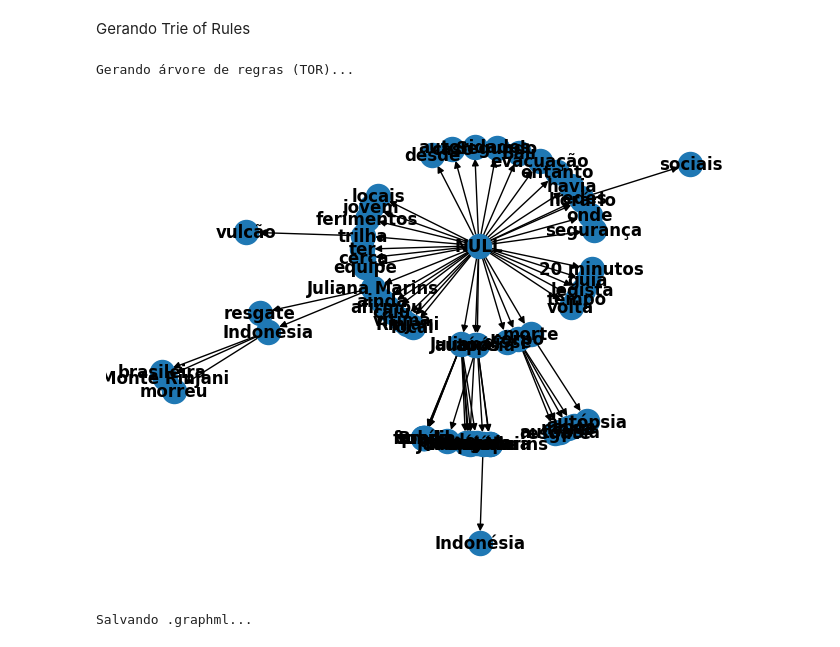
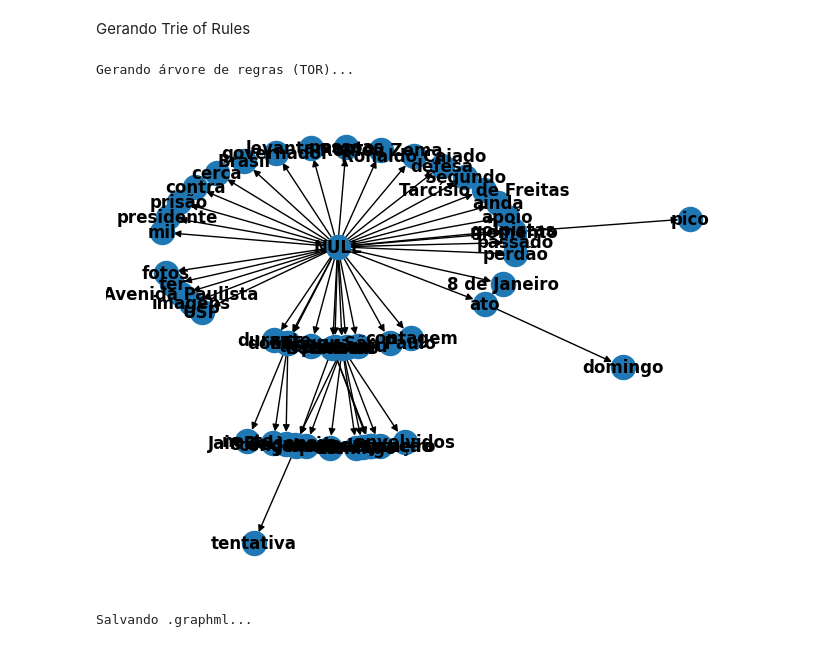
Before and after one commit to luiza-bolonha/Pre-Processing-ToR, a Jupyter notebook: main_news.ipynb, the cells around one changed output. Saved outputs shown, nothing was run; the diff lists cells and outputs as text; code cells hidden in the pictures.

Commit message:
outras visualizacoes

```diff
--- a/main_news.ipynb
+++ b/main_news.ipynb
@@ -8,9 +8,9 @@ import utils.pre_processing_news as ppn
 
 importlib.reload(ppn)
 
-#file = "manifestacao_bolsonaro"
+file = "manifestacao_bolsonaro"
 #file = "resgate_juliana_marins"
-file = "morte_juliana_marins"
+#file = "morte_juliana_marins"
 #file = "manifestacao_resgate"
 separar_paragrafos = True
 isTitulo = False
@@ -35,23 +38,23 @@ Gerando Trie of Rules
 # %%
 from trieofrules import trieofrules
 
 #supported algorithms: FP-max, FP-growth, Apriori
 #alg = 'Apriori'
 alg = 'FP-max'
-min_support = 0.04
+min_support = 0.05
 
 obs = "p" if separar_paragrafos else "n"
 obs = "titulos" if isTitulo else obs
 file_name = f"{file}_{obs}_{alg}_{min_support}"
 output_file = f"outputs/{file_name}.graphml"
 
 # 2. Gera o TOR (Trie of Rules) a partir dos dados
 print("Gerando árvore de regras (TOR)...")
 TOR = trieofrules(data=pre_processing_result, alg=alg, min_support=min_support)
 TOR.draw()
 # %% [output]
 Gerando árvore de regras (TOR)...
-[figure, old version]
+[figure, new version]
 # %%
 # 3. Salva a visualização e estrutura como .graphml
 print("Salvando .graphml...")
```
Also changed, not shown: parts of 10 cells of this notebook, 5 other files.
